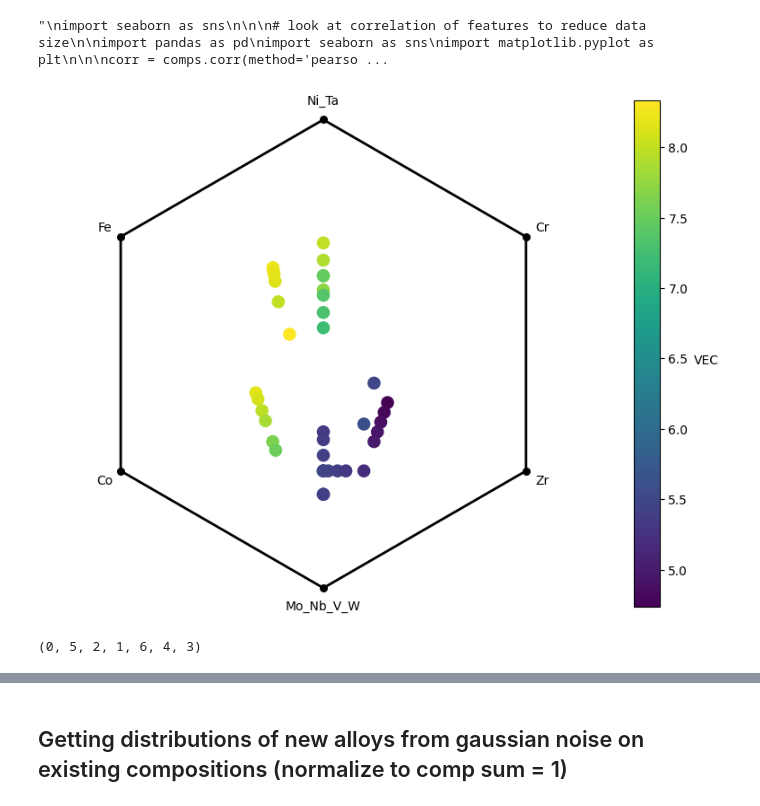
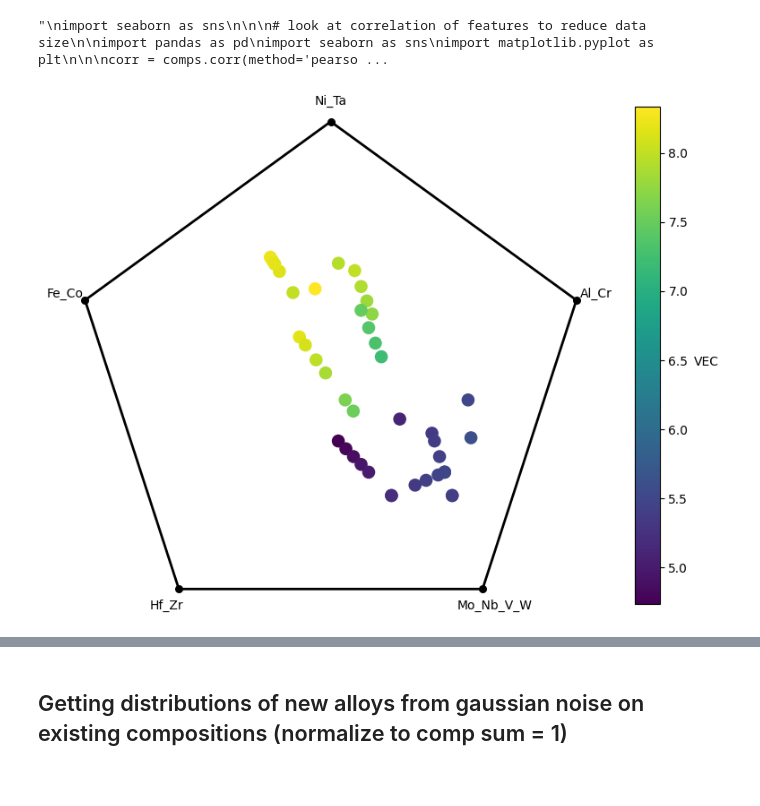
Before and after one commit to mahata-lab/Tungsten-Ductile-Brittle-Temperature, a Jupyter notebook: Ductility_Classification.ipynb, the cells around one changed output, grey strips where cells are left out. Cells and saved outputs as stored; diff of their text form; code cells hidden in the pictures.

```diff
--- a/Ductility_Classification.ipynb
+++ b/Ductility_Classification.ipynb
@@ -5,15 +18,12 @@
 # %%
 import pandas as pd
 
-data = pd.read_csv('/content/RT_W_ROM.csv')
+data = pd.read_csv('/content/RT_W_with_ROM.csv')
 data.drop(columns = ['composition','elements'],inplace=True)
 
 # columns that won't be used (duplicate or otherwise)
 data.drop(columns = ['allen pairwise mismatch','bulk modulus R_AVG','youngs modulus R_AVG','poissons ratio R_AVG','shear modulus R_AVG'], inplace=True)
 
-# get pugh ratio ROM
-data['G/B']=data['shear modulus V_AVG']/data['bulk modulus V_AVG']
-
 # make sure only not nans
 data = data[data.loc[:,'is_ductile'].notna()]
 data.info()
@@ -789,20 +723,20 @@ plt.show()
 "\nimport seaborn as sns\n\n\n# look at correlation of features to reduce data size\n\nimport pandas as pd\nimport seaborn as sns\nimport matplotlib.pyplot as plt\n\n\ncorr = comps.corr(method='pearso ...
 # %%
 # specify elements, can be single or multiple separated by underscore - DO NOT REUSE ELEMENTS
-elements = ['Ni_Ta','Fe','Co','Mo_Nb_V_W','Zr','Cr']
+elements = ['Ni_Ta','Fe_Co','Hf_Zr','Mo_Nb_V_W','Al_Cr']
 n = len(elements)
 # get vertices to project onto
 V = ngon_vertices(n, radius=1.0, rotation=np.pi/2)  # rotated 90 degrees for visual
 
 # get the composition space
 c_space = get_alloy_space(data, elements)
 # get list of just the compositions
 c_list = c_space[elements]
 
 # get list of projections of C onto V
 p_list = affine_project(c_list, V)
 
 # plot the polygon and projected points with a property on top
 plot_affine_map(V, points=p_list, labels=elements, prop=c_space['VEC'], z_name='VEC')
 # %% [output]
-[figure, old version]
+[figure, new version]
@@ -904,4 +742,0 @@ perm, val, X2, Vbest = best_ordering(C, y, metric='fisher')
-# %%
-perm
-# %% [output]
-(0, 5, 2, 1, 6, 4, 3)
```
Also changed, not shown: parts of 43 cells of this notebook.
